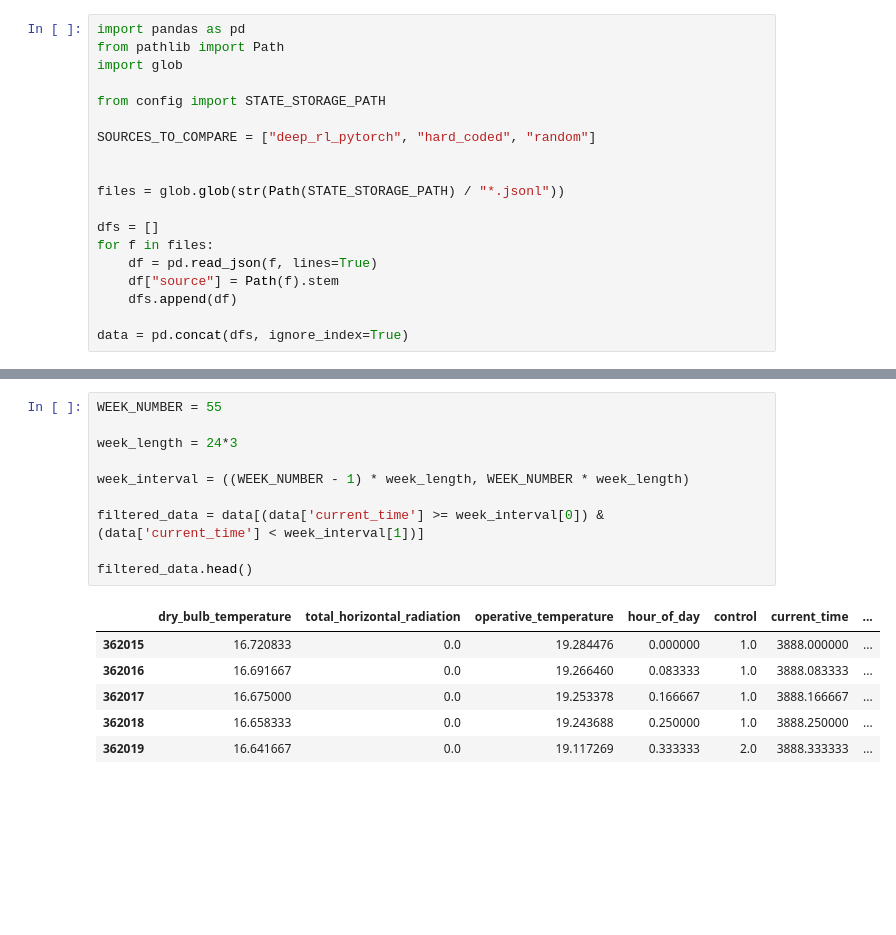
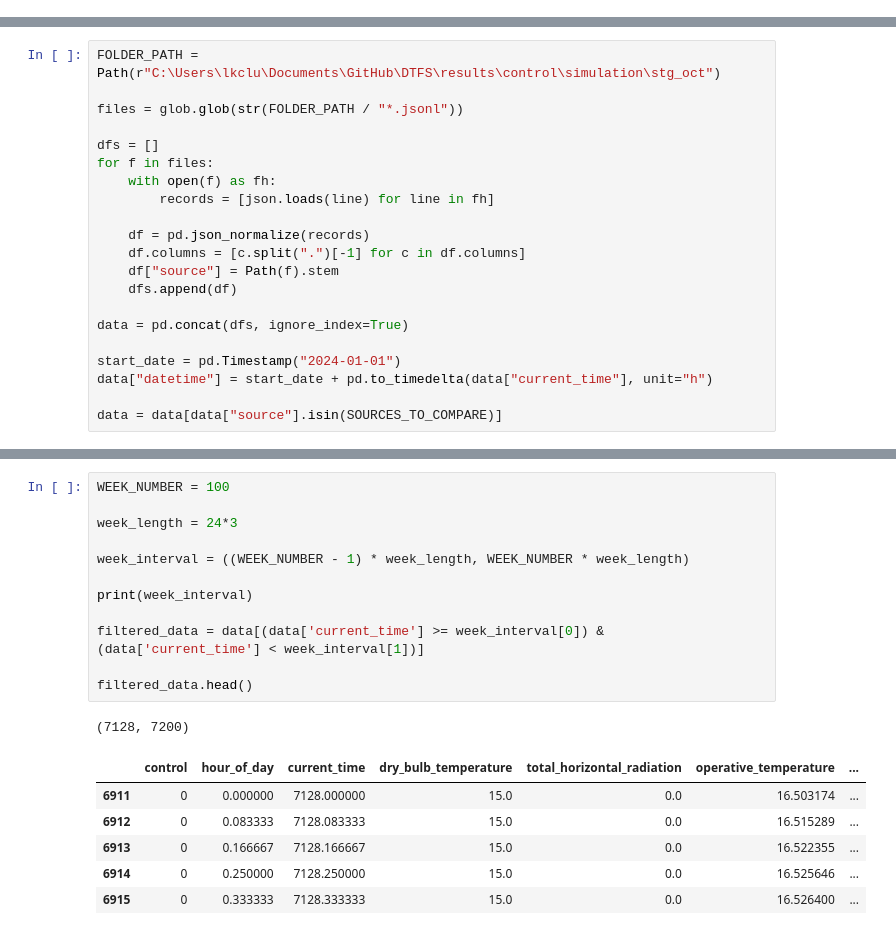
Before and after one commit to ClLuisa/DTFS, a Jupyter notebook: visualization.ipynb, the cells around one changed output, grey strips where cells are left out. Drawn from its saved outputs; the diff is of its cells as text; blank space fills up the shorter version.

```diff
--- a/visualization.ipynb
+++ b/visualization.ipynb
@@ -5,19 +7,0 @@ import matplotlib.gridspec as gridspec
-# %%
-import pandas as pd
-from pathlib import Path
-import glob
-
-from config import STATE_STORAGE_PATH
-
-SOURCES_TO_COMPARE = ["deep_rl_pytorch", "hard_coded", "random"]
-
-
-files = glob.glob(str(Path(STATE_STORAGE_PATH) / "*.jsonl"))
-
-dfs = []
-for f in files:
-    df = pd.read_json(f, lines=True)
-    df["source"] = Path(f).stem
-    dfs.append(df)
-
-data = pd.concat(dfs, ignore_index=True)
@@ -36,3 +32,24 @@ data = data[data['source'].isin(SOURCES_TO_COMPARE)]
+# %%
+FOLDER_PATH = Path(r"C:\Users\lkclu\Documents\GitHub\DTFS\results\control\simulation\stg_oct")
+
+files = glob.glob(str(FOLDER_PATH / "*.jsonl"))
+
+dfs = []
+for f in files:
+    with open(f) as fh:
+        records = [json.loads(line) for line in fh]
+
+    df = pd.json_normalize(records)
+    df.columns = [c.split(".")[-1] for c in df.columns]
+    df["source"] = Path(f).stem
+    dfs.append(df)
+
+data = pd.concat(dfs, ignore_index=True)
+
+start_date = pd.Timestamp("2024-01-01")
+data["datetime"] = start_date + pd.to_timedelta(data["current_time"], unit="h")
+
+data = data[data["source"].isin(SOURCES_TO_COMPARE)]
 # %%
 data.head()
 # %% [output]
@@ -45,20 +62,23 @@ data.head()
 # %%
-WEEK_NUMBER = 55
+WEEK_NUMBER = 100
 
 week_length = 24*3
 
 week_interval = ((WEEK_NUMBER - 1) * week_length, WEEK_NUMBER * week_length)
 
+print(week_interval)
+
 filtered_data = data[(data['current_time'] >= week_interval[0]) & (data['current_time'] < week_interval[1])]
 
 filtered_data.head()
 # %% [output]
+(7128, 7200)
-|  | dry_bulb_temperature | total_horizontal_radiation | operative_temperature | hour_of_day | control | current_time | ... |
-| 362015 | 16.720833 | 0.0 | 19.284476 | 0.000000 | 1.0 | 3888.000000 | ... |
-| 362016 | 16.691667 | 0.0 | 19.266460 | 0.083333 | 1.0 | 3888.083333 | ... |
-| 362017 | 16.675000 | 0.0 | 19.253378 | 0.166667 | 1.0 | 3888.166667 | ... |
-| 362018 | 16.658333 | 0.0 | 19.243688 | 0.250000 | 1.0 | 3888.250000 | ... |
-| 362019 | 16.641667 | 0.0 | 19.117269 | 0.333333 | 2.0 | 3888.333333 | ... |
+|  | control | hour_of_day | current_time | dry_bulb_temperature | total_horizontal_radiation | operative_temperature | ... |
+| 6911 | 0 | 0.000000 | 7128.000000 | 15.0 | 0.0 | 16.503174 | ... |
+| 6912 | 0 | 0.083333 | 7128.083333 | 15.0 | 0.0 | 16.515289 | ... |
+| 6913 | 0 | 0.166667 | 7128.166667 | 15.0 | 0.0 | 16.522355 | ... |
+| 6914 | 0 | 0.250000 | 7128.250000 | 15.0 | 0.0 | 16.525646 | ... |
+| 6915 | 0 | 0.333333 | 7128.333333 | 15.0 | 0.0 | 16.526400 | ... |
 # %%
 import matplotlib.dates as mdates
 import matplotlib.transforms as transforms
```
Also changed, not shown: parts of 15 cells of this notebook, 24 other files.
